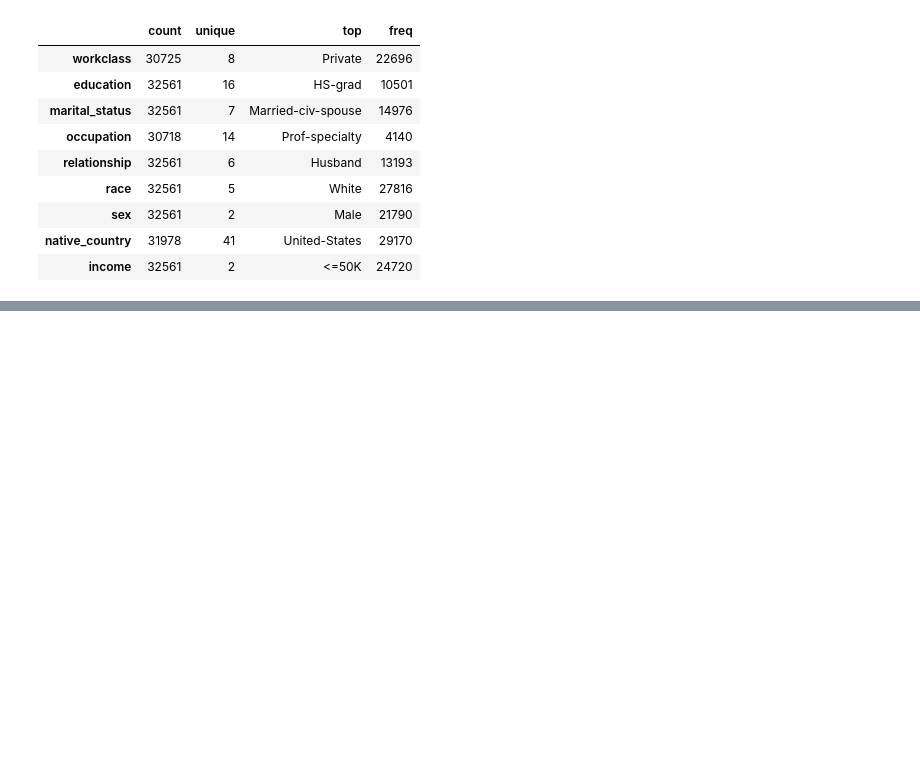
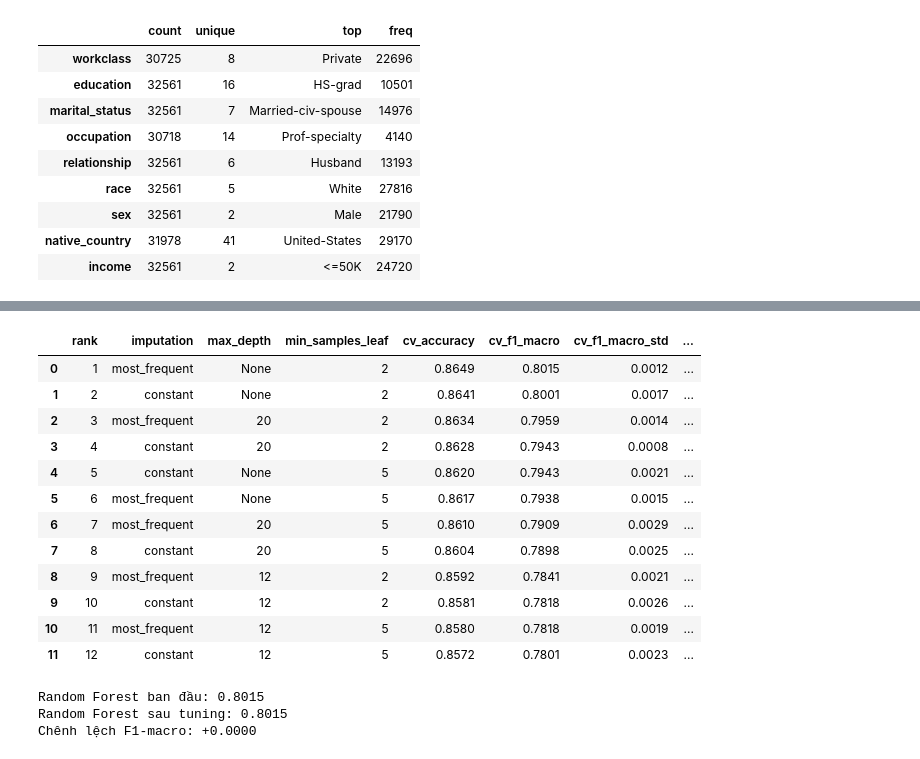
Before and after one commit to Tri8505/ML-Assignment-Adult-Census, a Jupyter notebook: notebooks/main_pipeline.ipynb, the cells around one changed output, grey strips where cells are left out. Saved outputs shown, nothing was run; the diff lists cells and outputs as text; code cells hidden in the pictures; blank space fills up the shorter version.

```diff
--- a/notebooks/main_pipeline.ipynb
+++ b/notebooks/main_pipeline.ipynb
@@ -150,0 +576,74 @@ categorical_summary
+# %%
+rf_cv_results = pd.DataFrame(rf_search.cv_results_)
+
+rf_tuning_results = pd.DataFrame({
+    "rank": rf_cv_results["rank_test_f1_macro"],
+    "imputation": rf_cv_results[
+        "param_preprocessor__categorical__imputer__strategy"
+    ],
+    "max_depth": rf_cv_results["param_classifier__max_depth"],
+    "min_samples_leaf": rf_cv_results[
+        "param_classifier__min_samples_leaf"
+    ],
+    "cv_accuracy": rf_cv_results["mean_test_accuracy"],
+    "cv_f1_macro": rf_cv_results["mean_test_f1_macro"],
+    "cv_f1_macro_std": rf_cv_results["std_test_f1_macro"],
+    "cv_f1_>50K": rf_cv_results["mean_test_f1_positive"],
+    "cv_precision_>50K": rf_cv_results["mean_test_precision_positive"],
+    "cv_recall_>50K": rf_cv_results["mean_test_recall_positive"],
+    "train_f1_macro": rf_cv_results["mean_train_f1_macro"],
+    "mean_fit_seconds": rf_cv_results["mean_fit_time"],
+})
+
+rf_tuning_results["f1_macro_gap"] = (
+    rf_tuning_results["train_f1_macro"]
+    - rf_tuning_results["cv_f1_macro"]
+)
+
+rf_tuning_results = (
+    rf_tuning_results
+    .sort_values("cv_f1_macro", ascending=False)
+    .reset_index(drop=True)
+)
+
+display(rf_tuning_results.round(4))
+
+original_rf_f1 = comparison_results.loc[
+    comparison_results["model"] == "Random Forest",
+    "cv_f1_macro",
+].iloc[0]
+
+print(f"Random Forest ban đầu: {original_rf_f1:.4f}")
+print(f"Random Forest sau tuning: {rf_search.best_score_:.4f}")
+print(
+    "Chênh lệch F1-macro:",
+    f"{rf_search.best_score_ - original_rf_f1:+.4f}",
+)
+
+rf_tuning_results.to_csv(
+    results_dir / "rf_tuning_summary.csv",
+    index=False,
+)
+
+# Lưu cả điểm từng fold và tham số đầy đủ để đối chiếu sau này.
+rf_cv_results.to_csv(
+    results_dir / "rf_tuning_full.csv",
+    index=False,
+)
+# %% [output]
+|  | rank | imputation | max_depth | min_samples_leaf | cv_accuracy | cv_f1_macro | cv_f1_macro_std | ... |
+| 0 | 1 | most_frequent | None | 2 | 0.8649 | 0.8015 | 0.0012 | ... |
+| 1 | 2 | constant | None | 2 | 0.8641 | 0.8001 | 0.0017 | ... |
+| 2 | 3 | most_frequent | 20 | 2 | 0.8634 | 0.7959 | 0.0014 | ... |
+| 3 | 4 | constant | 20 | 2 | 0.8628 | 0.7943 | 0.0008 | ... |
+| 4 | 5 | constant | None | 5 | 0.8620 | 0.7943 | 0.0021 | ... |
+| 5 | 6 | most_frequent | None | 5 | 0.8617 | 0.7938 | 0.0015 | ... |
+| 6 | 7 | most_frequent | 20 | 5 | 0.8610 | 0.7909 | 0.0029 | ... |
+| 7 | 8 | constant | 20 | 5 | 0.8604 | 0.7898 | 0.0025 | ... |
+| 8 | 9 | most_frequent | 12 | 2 | 0.8592 | 0.7841 | 0.0021 | ... |
+| 9 | 10 | constant | 12 | 2 | 0.8581 | 0.7818 | 0.0026 | ... |
+| 10 | 11 | most_frequent | 12 | 5 | 0.8580 | 0.7818 | 0.0019 | ... |
+| 11 | 12 | constant | 12 | 5 | 0.8572 | 0.7801 | 0.0023 | ... |
+Random Forest ban đầu: 0.8015
+Random Forest sau tuning: 0.8015
+Chênh lệch F1-macro: +0.0000
```
Also changed, not shown: parts of 9 cells of this notebook.
